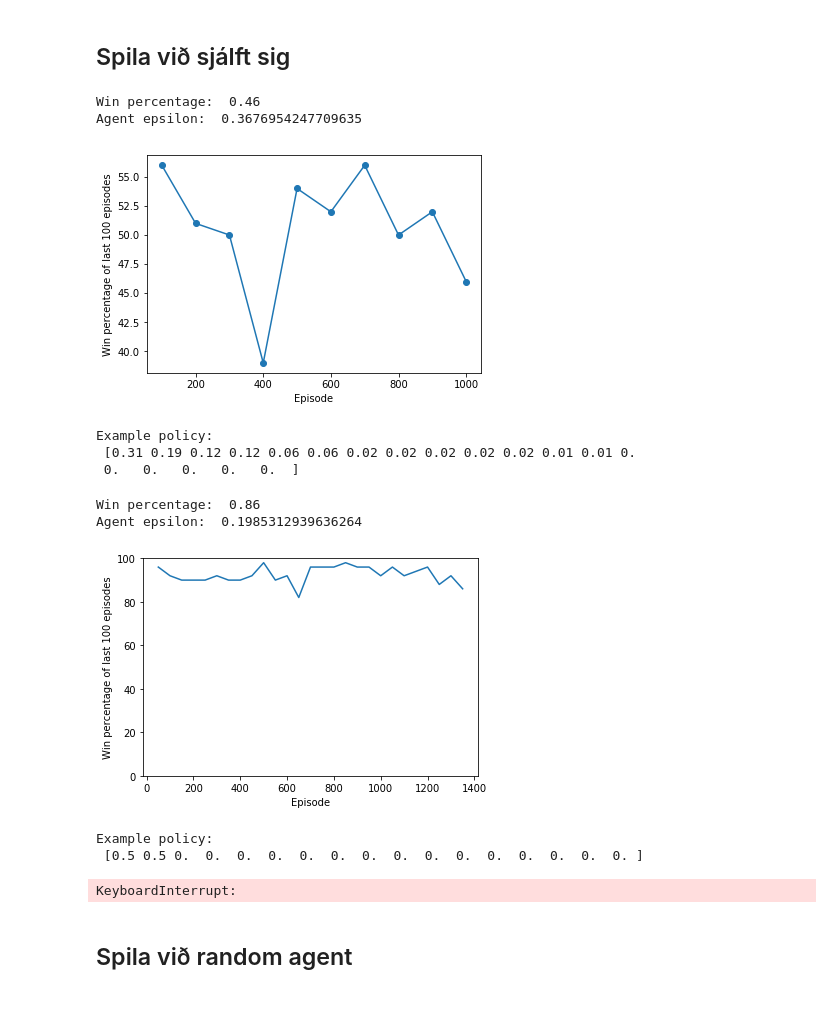
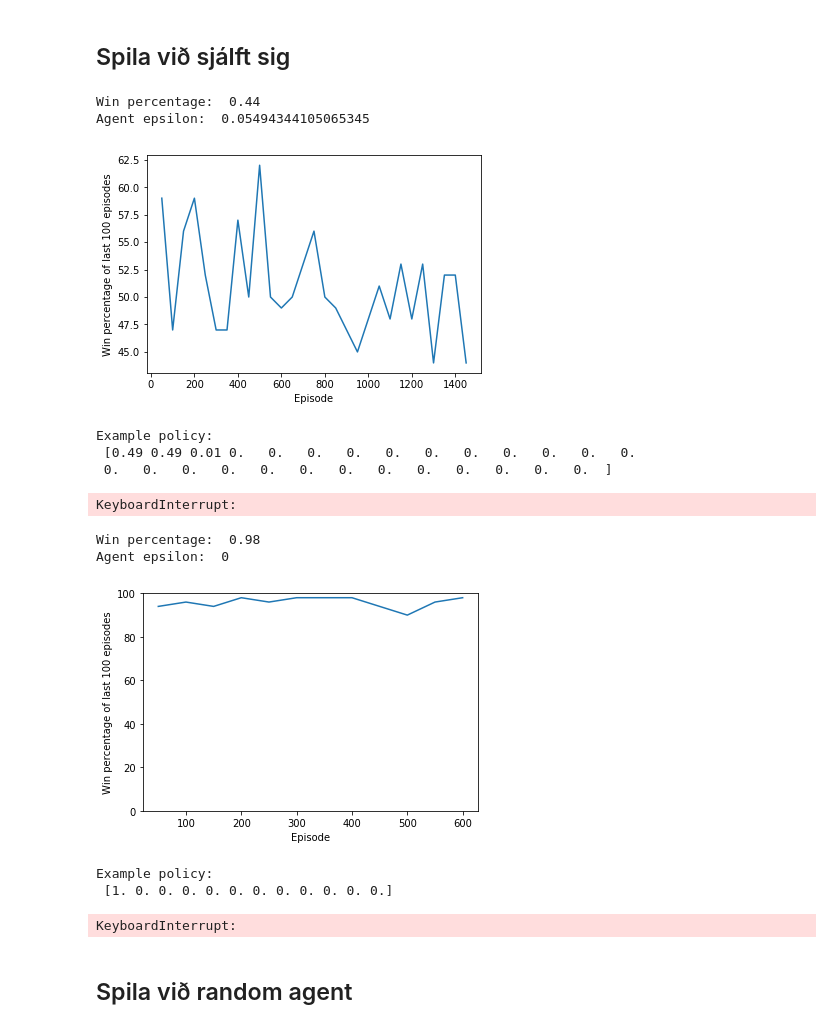
Before and after one commit to bgautijonsson/Backgammon, a Jupyter notebook: TensorflowWithClassEnv.ipynb, the cells around one changed output. Cells and saved outputs as stored; diff of their text form; code cells hidden in the pictures.

```diff
--- a/TensorflowWithClassEnv.ipynb
+++ b/TensorflowWithClassEnv.ipynb
@@ -152,23 +152,28 @@ class ActorCritic:
 
         self._states = tf.placeholder("float32", (None, 29), name = "states")
         self._currstates = tf.placeholder("float32", (None, 29), name = "currstates")
-        self._afterstates = tf.placeholder("float32", (None, 29), name = "afterstates")
+        #self._afterstates = tf.placeholder("float32", (None, 29), name = "afterstates")
         self._done = tf.placeholder("float32", (None, ), name = "dones")
         self._cumulative_rewards = tf.placeholder("float32", (None, ), name = "rewards")
 
         # Actor
         self.network = keras.models.Sequential()
         self.network.add(L.Dense(32))
-        self.network.add(L.LeakyReLU())
+        self.network.add(L.BatchNormalization())
+        self.network.add(L.PReLU())
+        self.network.add(L.Dense(64))
+        self.network.add(L.BatchNormalization())
+        self.network.add(L.PReLU())
         self.network.add(L.Dense(32))
-        self.network.add(L.LeakyReLU())
+        self.network.add(L.BatchNormalization())
+        self.network.add(L.PReLU())
         self.network.add(L.Dense(1))
 
         # Predictions
 
         ## Critic
         self._state_values = tf.nn.tanh(self.network(self._currstates))
-        self._afterstate_values = tf.nn.tanh(self.network(self._afterstates)) * (1 - self._done)
+        self._afterstate_values = tf.nn.tanh(self.network(self._states)) * (1 - self._done)
 
         self._target_state_values = self._cumulative_rewards
         self._target_state_values += self._gamma * self._afterstate_values * (1 - self._done)
@@ -203,11 +208,10 @@ class ActorCritic:
 
         return action
 
-    def update(self, states, currstates, afterstates, rewards, done):
+    def update(self, states, currstates, rewards, done):
         self._s.run(self._update,
                     ({self._states: states,
                       self._currstates: currstates,
-                      self._afterstates: afterstates,
                       self._done: done,
                       self._cumulative_rewards: rewards}))
         self._epsilon *= self._epsdecay
@@ -309,7 +319,7 @@ SyntaxError: invalid syntax (<ipython-input-5-02a9ee519b92>, line 70)
 # %%
 s = tf.InteractiveSession()
 # %%
-AC = ActorCritic(sess = s, entropy = 0.1, learning_rate = 0.001, gamma = 0.99)
+AC = ActorCritic(sess = s, entropy = 1, learning_rate = 0.00025, gamma = 0.99)
 # %%
 PG = PolicyGradient(sess = s, entropy = 0.0, learning_rate=1e-4, gamma = 0.9)
 # %%
@@ -346,7 +356,7 @@ array([0.06, 0.06, 0.05, 0.05, 0.05, 0.04, 0.04, 0.04, 0.04, 0.04, 0.04,
 win_pct = []
 
 
-for i in range(10):
+for i in range(50):
 
     wins = []
 
@@ -356,7 +366,7 @@ for i in range(10):
 
         states = []
         currstates = []
-        afterstates = []
+        #afterstates = []
         rewards = []
         afterstates.append([])
         done = False
@@ -372,7 +382,7 @@ for i in range(10):
                     break
 
                 currstates.append(env.board)
-                afterstates.append(env.board)
+                #afterstates.append(env.board)
                 action = AC.sample_action(possible_boards)
                 new_board, reward, done = env.step(possible_moves[action], player = 1)
 
@@ -402,49 +412,51 @@ for i in range(10):
 
                 env.swap_player()
 
-        afterstates.append(new_board)
-        afterstates = afterstates[2:]
+        #afterstates.append(new_board)
+        #afterstates = afterstates[2:]
 
         Dones = np.zeros(len(states))
         Dones[-1] = 1
 
         States = np.vstack(states)
         CumulativeRewards = AC.get_cumulative_rewards(rewards)
         CurrStates = np.vstack(currstates)
-        AfterStates = np.vstack(afterstates)
+        #AfterStates = np.vstack(afterstates)
 
 
         AC.update(states = States,
                   currstates = CurrStates,
-                  afterstates = AfterStates,
+                  #afterstates = AfterStates,
                   rewards = CumulativeRewards,
                   done = Dones)
 
         wins.append(int(rewards[-1] == 1))
 
     win_pct.append(np.mean(wins))
 
     clear_output(True)
     print("Win percentage: ", win_pct[-1])
     print("Agent epsilon: ", AC._epsilon)
     plt.figure()
-    x = [(n + 1) * 100 for n in range(len(win_pct))]
+    x = [(n + 1) * 50 for n in range(len(win_pct))]
     y = (100*np.array(win_pct)).astype('int')
-    plt.plot(x, y, 'o-')
+    plt.plot(x, y)
     plt.xlabel('Episode')
     plt.ylabel('Win percentage of last 100 episodes')
     plt.savefig('tensorflow_random.pdf')
     plt.show()
     print("Example policy: \n", AC.ExamplePolicy())
 # %% [output]
-Win percentage:  0.46
-Agent epsilon:  0.3676954247709635
+Win percentage:  0.44
+Agent epsilon:  0.05494344105065345
-[figure, old version]
+[figure, new version]
 Example policy:
- [0.31 0.19 0.12 0.12 0.06 0.06 0.02 0.02 0.02 0.02 0.02 0.01 0.01 0.
- 0.   0.   0.   0.   0.  ]
+ [0.49 0.49 0.01 0.   0.   0.   0.   0.   0.   0.   0.   0.   0.   0.
+ 0.   0.   0.   0.   0.   0.   0.   0.   0.   0.   0.   0.   0.  ]
+KeyboardInterrupt:
 # %%
 win_pct = []
+AC._epsilon = 0
 for i in range(100):
 
     wins = []
@@ -527,11 +539,11 @@ for i in range(100):
     plt.show()
     print("Example policy: \n", AC.ExamplePolicy())
 # %% [output]
-Win percentage:  0.86
-Agent epsilon:  0.1985312939636264
+Win percentage:  0.98
+Agent epsilon:  0
-[figure, old version]
+[figure, new version]
 Example policy:
- [0.5 0.5 0.  0.  0.  0.  0.  0.  0.  0.  0.  0.  0.  0.  0.  0.  0. ]
+ [1. 0. 0. 0. 0. 0. 0. 0. 0. 0. 0. 0.]
 KeyboardInterrupt:
 # %%
 win_pct = []
```
Also changed, not shown: parts of 2 cells of this notebook.
